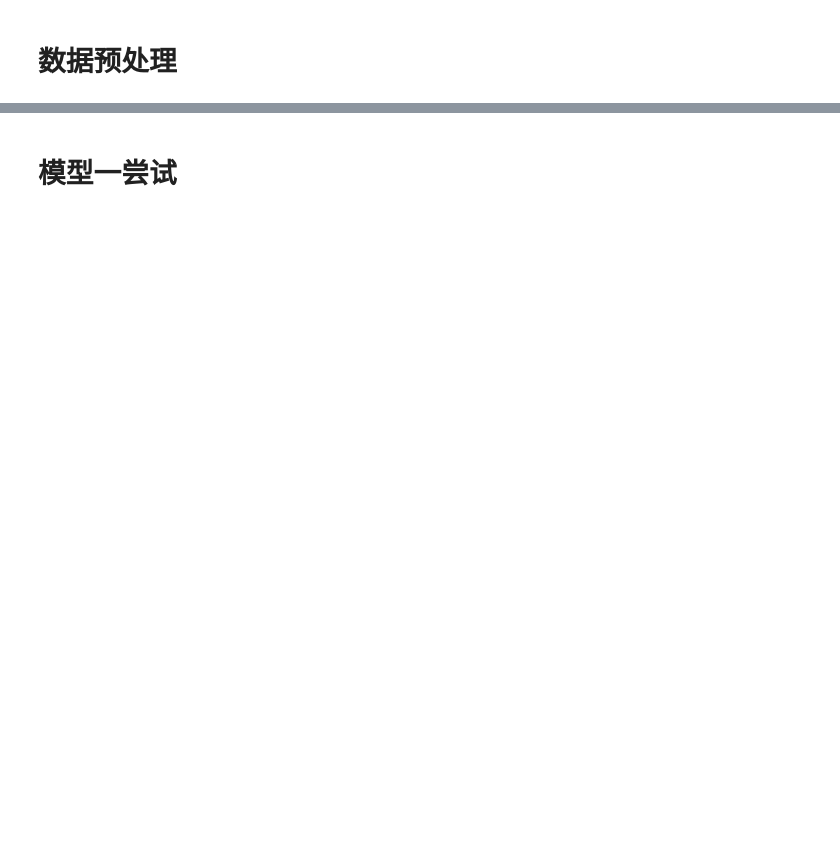
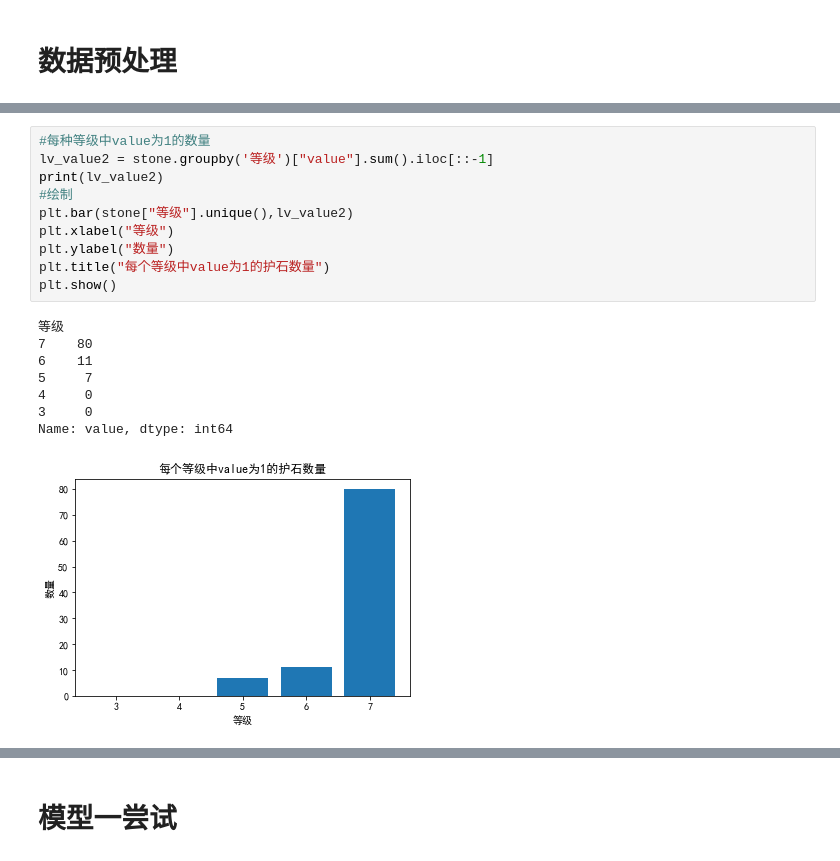
Before and after one commit to Tchar-7/python-analysis, a Jupyter notebook: MH_analysis.ipynb, the cells around one changed output, grey strips where cells are left out. Cells and saved outputs as stored; diff of their text form; blank space fills up the shorter version.

```diff
--- a/MH_analysis.ipynb
+++ b/MH_analysis.ipynb
@@ -59,0 +125,19 @@ stone.head(20)
+# %%
+#每种等级中value为1的数量
+lv_value2 = stone.groupby('等级')["value"].sum().iloc[::-1]
+print(lv_value2)
+#绘制
+plt.bar(stone["等级"].unique(),lv_value2)
+plt.xlabel("等级")
+plt.ylabel("数量")
+plt.title("每个等级中value为1的护石数量")
+plt.show()
+# %% [output]
+等级
+7    80
+6    11
+5     7
+4     0
+3     0
+Name: value, dtype: int64
+[figure, added]
```
Also changed, not shown: parts of 17 cells of this notebook, 2 other files.
